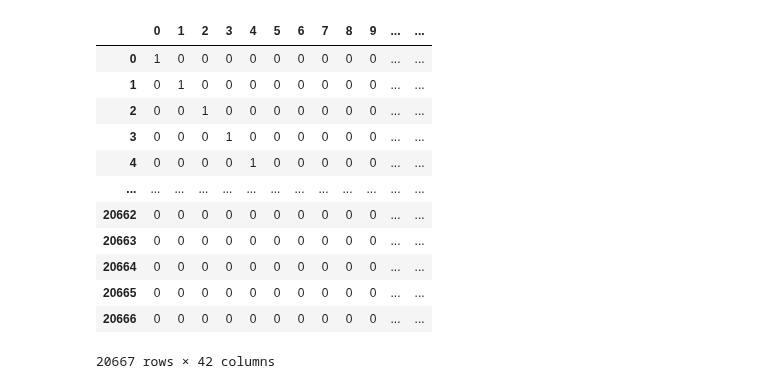
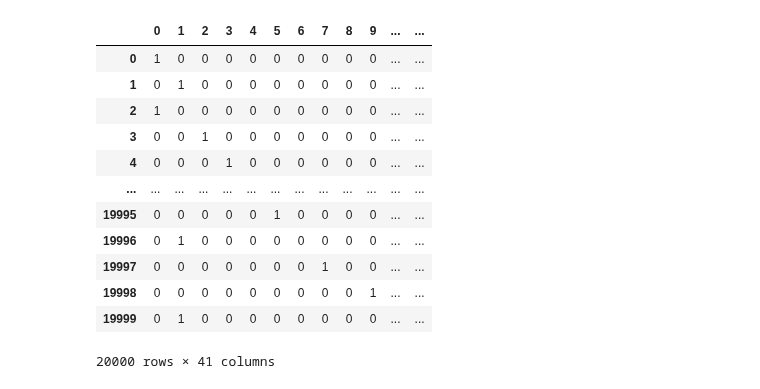
Before and after one commit to AbbyKatt/mycode, a Jupyter notebook: AI_Adjustments_Proto/AiTrainer.ipynb, the cells around one changed output. Cells and saved outputs as stored; diff of their text form; code cells hidden in the pictures.

Commit message:
Fixed trainer to output labels JSON fixed clusterFSCK with dataframe values mutation

```diff
--- a/AI_Adjustments_Proto/AiTrainer.ipynb
+++ b/AI_Adjustments_Proto/AiTrainer.ipynb
@@ -26,21 +26,36 @@ df.head(10)
 #Build list of all string columns in the dataframe
 string_columns=[]
 for col in df.columns:
-    if df[col].dtype=='object':
+    if df[col].dtype=='object' and col!="NewVal":
         string_columns.append(col)
 
 #Turn output labels into numbers
 outputLabels=df["NewVal"].unique()
-# #Create a dictionary to map the output labels to numbers
+
+#make copy of output labels
+outputLabels=outputLabels.copy()
+
+#Create a dictionary to map the output labels to numbers
 outputLabelsDict={}
 for i in range(len(outputLabels)):
     outputLabelsDict[outputLabels[i]]=i
-df["NewVal"]=df["NewVal"].map(outputLabelsDict)
+
+#Create inverse dictionary
+outputLabelsInvDict={}
+for i in range(len(outputLabels)):
+    outputLabelsInvDict[i]=outputLabels[i]
+
+#FFS map destroys original dict
+#outputLabelsDictCopy=outputLabelsDict.copy()
+
+#Deep copy original labels dict and change data type so its JSON serializable
+# copyInvDict={}
+# for key in outputLabelsInvDict:
+#     copyInvDict[int(key)]=str(outputLabelsInvDict[key])
 
 df_encoded=pd.get_dummies(df, columns=string_columns)
-
-#Move NewVal to the end of the dataframe
-df_encoded=df_encoded[[c for c in df_encoded if c not in ['NewVal']] + ['NewVal']]
+df_encoded["NewVal"]=df["NewVal"].map(outputLabelsDict)
 
 df_encoded
+#outputLabelsInvDict
 # %% [output]
@@ -60,24 +79,24 @@ df_encoded
 # %%
 #Detach the NewVal column and onehot encode it!
-labelF=df_encoded["NewVal"]
+labels=df_encoded["NewVal"]
 df_encoded=df_encoded.drop(columns=["NewVal"])
 
-labelF=pd.get_dummies(labelF)
+labelF=pd.get_dummies(labels)
 labelF
 # %% [output]
 |  | 0 | 1 | 2 | 3 | 4 | 5 | 6 | 7 | 8 | 9 | ... | ... |
 | 0 | 1 | 0 | 0 | 0 | 0 | 0 | 0 | 0 | 0 | 0 | ... | ... |
 | 1 | 0 | 1 | 0 | 0 | 0 | 0 | 0 | 0 | 0 | 0 | ... | ... |
-| 2 | 0 | 0 | 1 | 0 | 0 | 0 | 0 | 0 | 0 | 0 | ... | ... |
-| 3 | 0 | 0 | 0 | 1 | 0 | 0 | 0 | 0 | 0 | 0 | ... | ... |
-| 4 | 0 | 0 | 0 | 0 | 1 | 0 | 0 | 0 | 0 | 0 | ... | ... |
+| 2 | 1 | 0 | 0 | 0 | 0 | 0 | 0 | 0 | 0 | 0 | ... | ... |
+| 3 | 0 | 0 | 1 | 0 | 0 | 0 | 0 | 0 | 0 | 0 | ... | ... |
+| 4 | 0 | 0 | 0 | 1 | 0 | 0 | 0 | 0 | 0 | 0 | ... | ... |
 | ... | ... | ... | ... | ... | ... | ... | ... | ... | ... | ... | ... | ... |
-| 20662 | 0 | 0 | 0 | 0 | 0 | 0 | 0 | 0 | 0 | 0 | ... | ... |
-| 20663 | 0 | 0 | 0 | 0 | 0 | 0 | 0 | 0 | 0 | 0 | ... | ... |
-| 20664 | 0 | 0 | 0 | 0 | 0 | 0 | 0 | 0 | 0 | 0 | ... | ... |
-| 20665 | 0 | 0 | 0 | 0 | 0 | 0 | 0 | 0 | 0 | 0 | ... | ... |
-| 20666 | 0 | 0 | 0 | 0 | 0 | 0 | 0 | 0 | 0 | 0 | ... | ... |
+| 19995 | 0 | 0 | 0 | 0 | 0 | 1 | 0 | 0 | 0 | 0 | ... | ... |
+| 19996 | 0 | 1 | 0 | 0 | 0 | 0 | 0 | 0 | 0 | 0 | ... | ... |
+| 19997 | 0 | 0 | 0 | 0 | 0 | 0 | 0 | 1 | 0 | 0 | ... | ... |
+| 19998 | 0 | 0 | 0 | 0 | 0 | 0 | 0 | 0 | 0 | 1 | ... | ... |
+| 19999 | 0 | 1 | 0 | 0 | 0 | 0 | 0 | 0 | 0 | 0 | ... | ... |
-20667 rows × 42 columns
+20000 rows × 41 columns
 # %%
 #Stage 2: Normalize all numeric values
 #Normalize the dataframe
```
Also changed, not shown: parts of 11 cells of this notebook, 4 other files.
